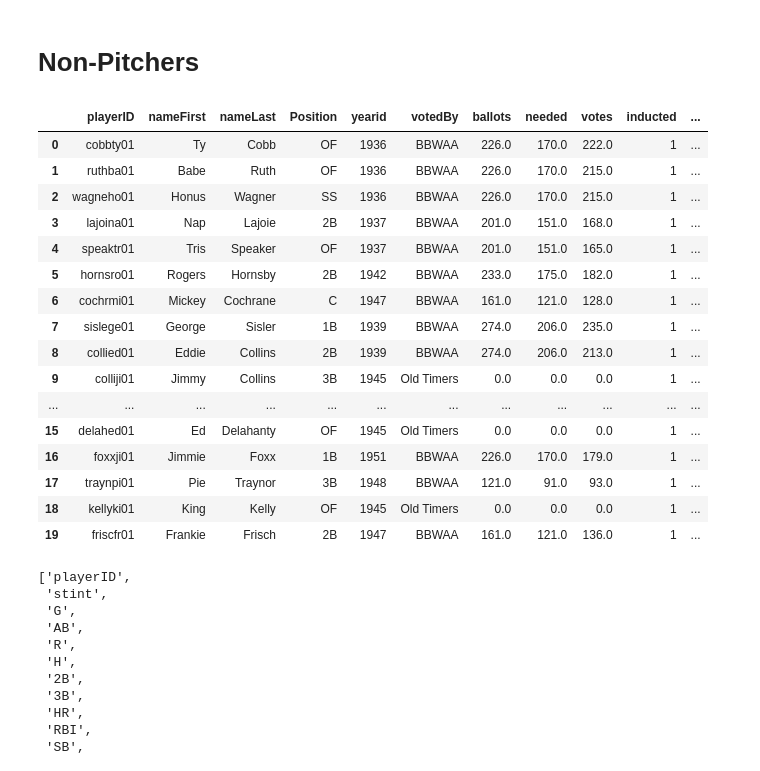
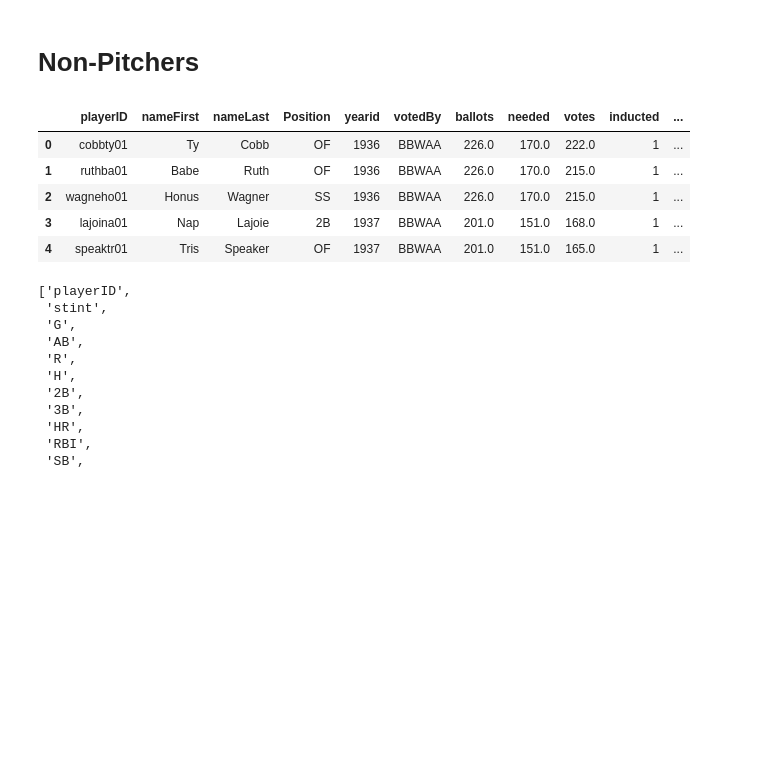
Before and after one commit to hueykwik/baseballhof, a Jupyter notebook: Hall of Fame Analysis.ipynb, the cells around one changed output. Cells and saved outputs as stored; diff of their text form; code cells hidden in the pictures; blank space fills up the shorter version.

```diff
--- a/Hall of Fame Analysis.ipynb
+++ b/Hall of Fame Analysis.ipynb
@@ -43,0 +62,16 @@ display(nominated_players.shape)
+# %%
+awards = pd.read_csv("baseballdatabank-master/core/AwardsPlayers.csv")
+
+award_count = awards.groupby('playerID').size().reset_index()
+award_count.columns = ['playerID', 'Awards']
+
+# Convert each award into a column
+award_columns = awards[['playerID', 'awardID']].pivot_table(index='playerID', columns='awardID',
+                                                            aggfunc=np.count_nonzero, fill_value=0)
+
+nominated_players = pd.merge(nominated_players, award_columns.reset_index(), on='playerID', how='left')
+nominated_players = pd.merge(nominated_players, award_count, on='playerID', how='left')
+
+nominated_players.fillna(0, inplace=True)
+
+nominated_players.head()
@@ -158,36 +254,25 @@ def on_base_plus_slugging(df):
 # %%
 # Merge with Batting
 batting_total = cumulative_stats("baseballdatabank-master/core/Batting.csv",
                                   display_head=False)
 non_pitchers = nominated_players.loc[nominated_players.Position != 'P']
 non_pitchers = pd.merge(non_pitchers, batting_total, on='playerID')
 
 non_pitchers.fillna(0, inplace=True)
 
 non_pitchers['BA'] = non_pitchers.H / non_pitchers.AB
 non_pitchers['SLG'] = slugging_pct(non_pitchers)
 non_pitchers['OBP'] = on_base_pct(non_pitchers)
 non_pitchers['OPS'] = on_base_plus_slugging(non_pitchers)
 
-non_pitchers.head(20)
+non_pitchers.head()
 # %% [output]
 |  | playerID | nameFirst | nameLast | Position | yearid | votedBy | ballots | needed | votes | inducted | ... |
 | 0 | cobbty01 | Ty | Cobb | OF | 1936 | BBWAA | 226.0 | 170.0 | 222.0 | 1 | ... |
 | 1 | ruthba01 | Babe | Ruth | OF | 1936 | BBWAA | 226.0 | 170.0 | 215.0 | 1 | ... |
 | 2 | wagneho01 | Honus | Wagner | SS | 1936 | BBWAA | 226.0 | 170.0 | 215.0 | 1 | ... |
 | 3 | lajoina01 | Nap | Lajoie | 2B | 1937 | BBWAA | 201.0 | 151.0 | 168.0 | 1 | ... |
 | 4 | speaktr01 | Tris | Speaker | OF | 1937 | BBWAA | 201.0 | 151.0 | 165.0 | 1 | ... |
-| 5 | hornsro01 | Rogers | Hornsby | 2B | 1942 | BBWAA | 233.0 | 175.0 | 182.0 | 1 | ... |
-| 6 | cochrmi01 | Mickey | Cochrane | C | 1947 | BBWAA | 161.0 | 121.0 | 128.0 | 1 | ... |
-| 7 | sislege01 | George | Sisler | 1B | 1939 | BBWAA | 274.0 | 206.0 | 235.0 | 1 | ... |
-| 8 | collied01 | Eddie | Collins | 2B | 1939 | BBWAA | 274.0 | 206.0 | 213.0 | 1 | ... |
-| 9 | colliji01 | Jimmy | Collins | 3B | 1945 | Old Timers | 0.0 | 0.0 | 0.0 | 1 | ... |
-| ... | ... | ... | ... | ... | ... | ... | ... | ... | ... | ... | ... |
-| 15 | delahed01 | Ed | Delahanty | OF | 1945 | Old Timers | 0.0 | 0.0 | 0.0 | 1 | ... |
-| 16 | foxxji01 | Jimmie | Foxx | 1B | 1951 | BBWAA | 226.0 | 170.0 | 179.0 | 1 | ... |
-| 17 | traynpi01 | Pie | Traynor | 3B | 1948 | BBWAA | 121.0 | 91.0 | 93.0 | 1 | ... |
-| 18 | kellyki01 | King | Kelly | OF | 1945 | Old Timers | 0.0 | 0.0 | 0.0 | 1 | ... |
-| 19 | friscfr01 | Frankie | Frisch | 2B | 1947 | BBWAA | 161.0 | 121.0 | 136.0 | 1 | ... |
 # %%
 list(batting_total.columns)
 # %% [output]
```
Also changed, not shown: parts of 29 cells of this notebook.
